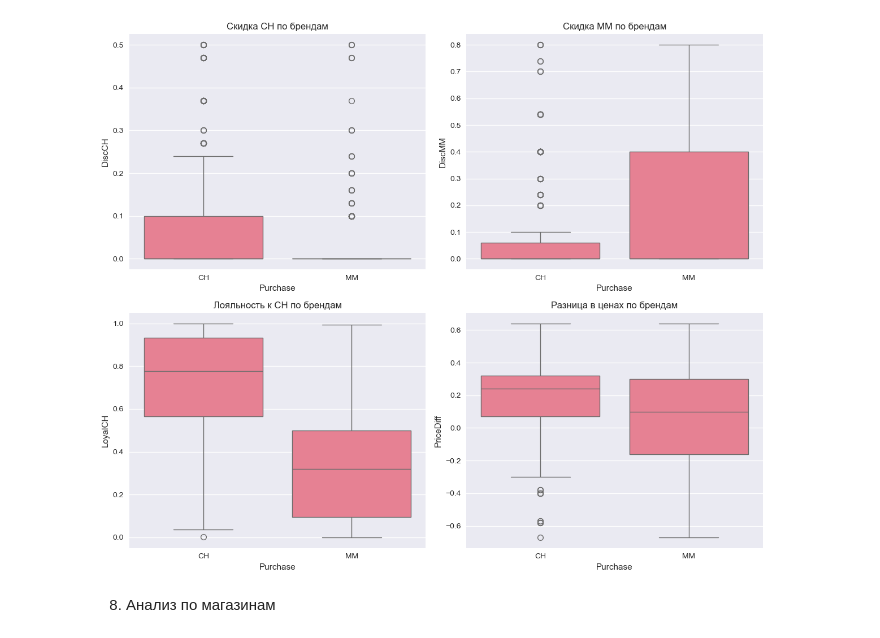
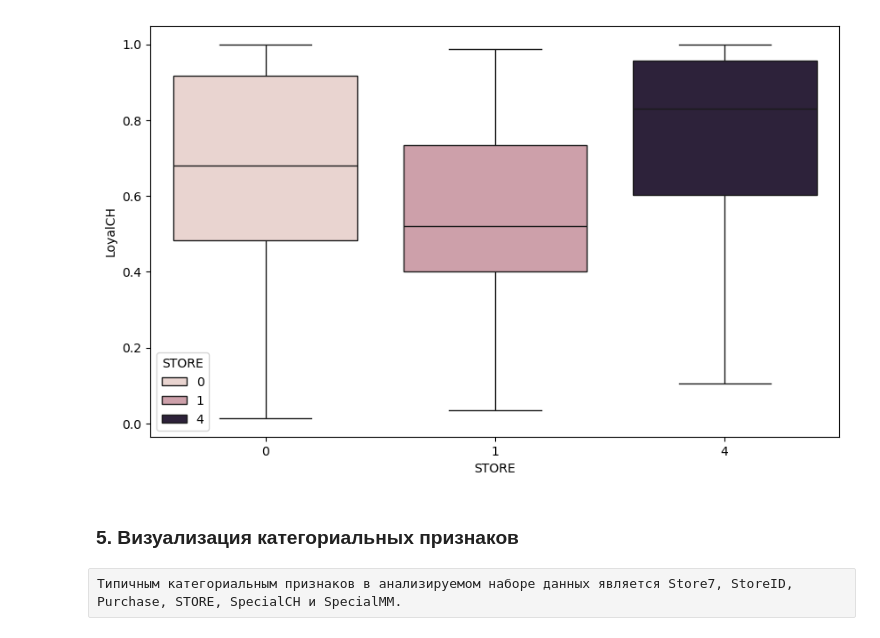
Before and after one commit to VlasovVasylii/Machine-Learning, a Jupyter notebook: lr2.ipynb, the cells around one changed output. Saved outputs shown, nothing was run; the diff lists cells and outputs as text; code cells hidden in the pictures.

```diff
--- a/lr2.ipynb
+++ b/lr2.ipynb
@@ -32,16 +56,4 @@ sns.set_palette("husl")
 # %%
-juice_df = pd.read_csv('juice.csv')
-
-# Первичный анализ
-print("Первые 10 строк данных о соке:")
-display(juice_df.head(10))
-
-print(f"\nРазмер данных: {juice_df.shape}")
-print(f"Столбцы: {list(juice_df.columns)}")
-
-print("\nИнформация о данных:")
-juice_df.info()
-
-print("\nСтатистическое описание:")
-display(juice_df.describe())
+df = pd.read_csv('juice.csv')
+df.head(10)
 # %% [output]
@@ -172,32 +141,15 @@ plt.show()
 # %%
-ig, axes = plt.subplots(2, 2, figsize=(12, 10))
+store_loyalty = df.groupby('STORE')['LoyalCH'].mean()
+top_stores = store_loyalty.nlargest(3).index
 
-# Скидки
-sns.boxplot(data=juice_df, x='Purchase', y='DiscCH', ax=axes[0,0])
-axes[0,0].set_title('Скидка CH по брендам')
-
-sns.boxplot(data=juice_df, x='Purchase', y='DiscMM', ax=axes[0,1])
-axes[0,1].set_title('Скидка MM по брендам')
-
-# Лояльность
-sns.boxplot(data=juice_df, x='Purchase', y='LoyalCH', ax=axes[1,0])
-axes[1,0].set_title('Лояльность к CH по брендам')
-
-# Используем существующий столбец вместо Price Diff
-# Если есть столбец с разницей цен, используем его, иначе создадим
-if 'PriceDiff' in juice_df.columns:
-    sns.boxplot(data=juice_df, x='Purchase', y='PriceDiff', ax=axes[1,1])
-    axes[1,1].set_title('Разница в ценах по брендам')
-else:
-    # Создаем разницу в ценах
-    juice_df['PriceDiff'] = juice_df['PriceCH'] - juice_df['PriceMM']
-    sns.boxplot(data=juice_df, x='Purchase', y='PriceDiff', ax=axes[1,1])
-    axes[1,1].set_title('Разница в ценах (CH - MM) по брендам')
-
-plt.tight_layout()
+plt.figure(figsize=(10, 6))
+sns.boxplot(data=juice_df[juice_df['STORE'].isin(top_stores)],
+            x='STORE', y='LoyalCH', hue='STORE')
 plt.show()
 # %% [output]
-[figure, old version]
+[figure, new version]
 # %% [markdown]
-8. Анализ по магазинам
+### 5. Визуализация категориальных признаков
+# %% [raw]
+Типичным категориальным признаков в анализируемом наборе данных является Store7, StoreID, Purchase, STORE, SpecialCH и SpecialMM.
 # %%
```
Also changed, not shown: parts of 47 cells of this notebook.
